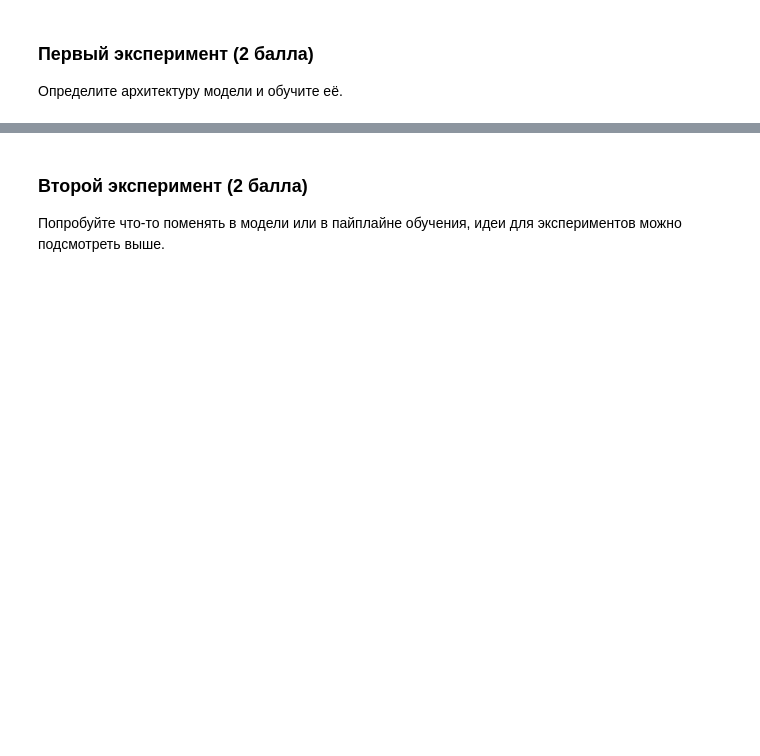
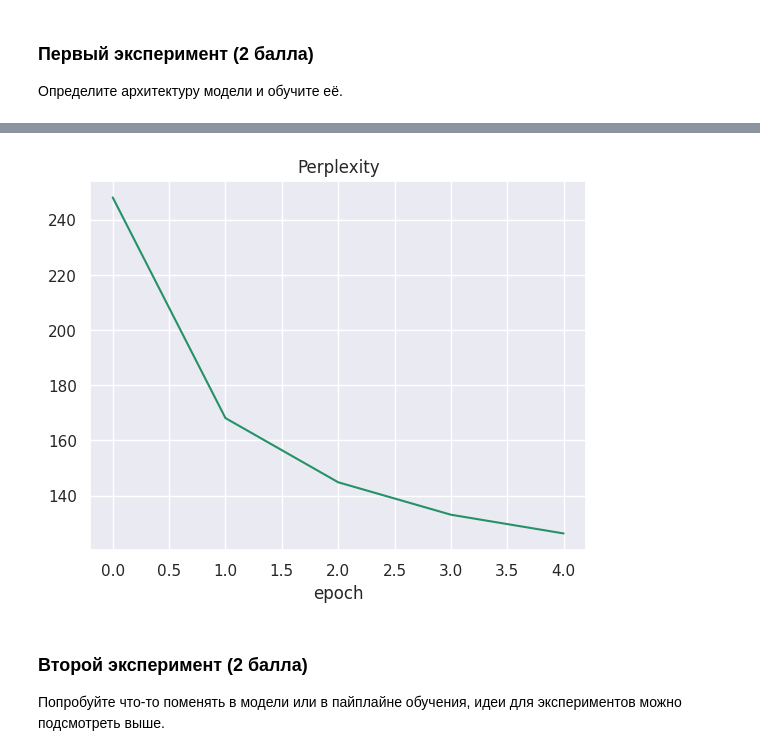
Before and after one commit to 2813/dls-homework, a Jupyter notebook: hw_language_modelling.ipynb, the cells around one changed output, grey strips where cells are left out. Saved outputs shown, nothing was run; the diff lists cells and outputs as text; code cells hidden in the pictures; blank space fills up the shorter version.

```diff
--- a/hw_language_modelling.ipynb
+++ b/hw_language_modelling.ipynb
@@ -257,3 +298,10 @@ loss1, plex1 = train_model(model, criterion, optimizer)
+# %%
+plt.plot(np.arange(len(plex1)), plex1)
+plt.title('Perplexity')
+plt.xlabel("epoch")
+plt.show()
+# %% [output]
+[figure, added]
 # %% [markdown]
 ### Второй эксперимент (2 балла)
 
```
Also changed, not shown: parts of 20 cells of this notebook.
